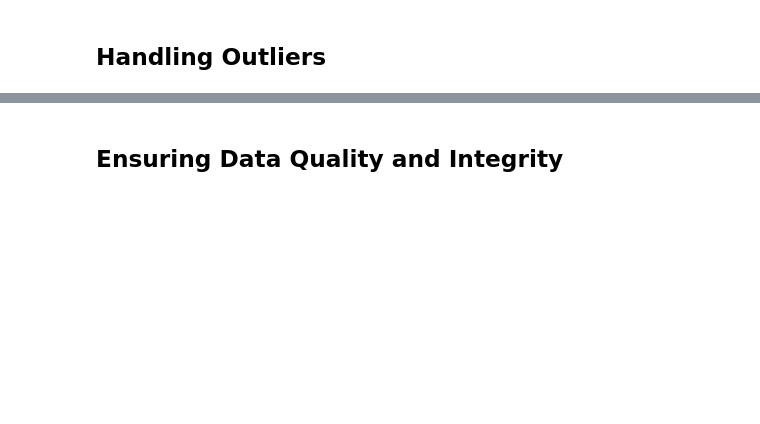
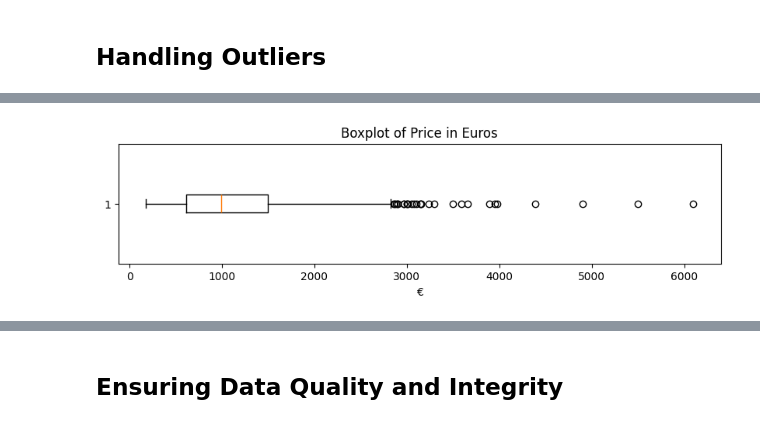
Before and after one commit to ervinstrmcnik/python-data-analytics, a Jupyter notebook: Part_05_Data_Wrangling_With_Pandas/Data_Wrangling_With_Pandas.ipynb, the cells around one changed output, grey strips where cells are left out. Saved outputs shown, nothing was run; the diff lists cells and outputs as text; code cells hidden in the pictures; blank space fills up the shorter version.

```diff
--- a/Part_05_Data_Wrangling_With_Pandas/Data_Wrangling_With_Pandas.ipynb
+++ b/Part_05_Data_Wrangling_With_Pandas/Data_Wrangling_With_Pandas.ipynb
@@ -1217,0 +1980,11 @@ Practical Exercise: Identify and handle outliers in the dataset.
+# %%
+# Let's fix the outlier by dividing the price by 100
+laptops.loc[laptops["price_euros"] > 50000, "price_euros"] = laptops["price_euros"] / 100
+# %%
+plt.figure(figsize=(10, 2))
+plt.boxplot(laptops['price_euros'], vert=False)
+plt.title("Boxplot of Price in Euros")
+plt.xlabel("€")
+plt.show()
+# %% [output]
+[figure, added]
```
Also changed, not shown: parts of 152 cells of this notebook, 6 other files.
